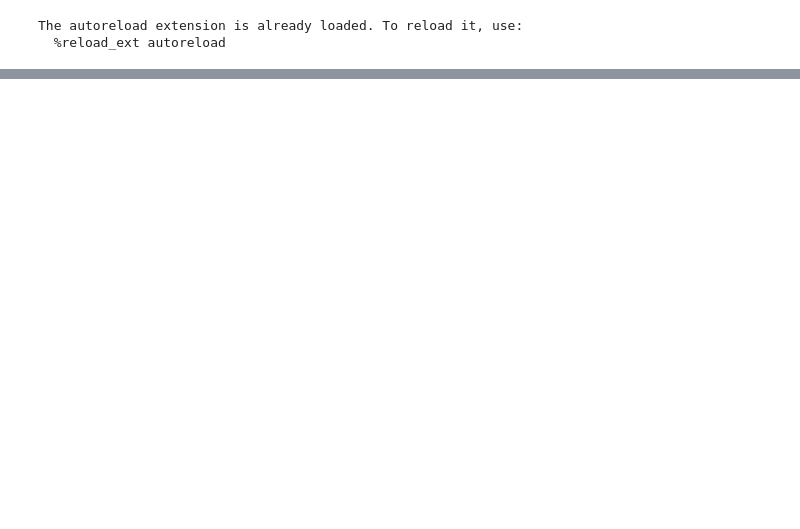
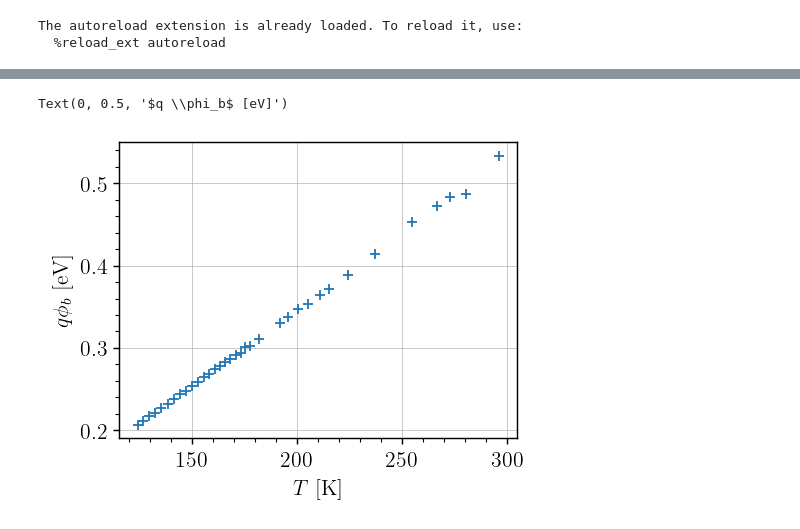
Before and after one commit to TomVdt/TPIII, a Jupyter notebook: 06-photoemission-interne/analyse/exp1.ipynb, the cells around one changed output, grey strips where cells are left out. Saved outputs shown, nothing was run; the diff lists cells and outputs as text; code cells hidden in the pictures; blank space fills up the shorter version.

```diff
--- a/06-photoemission-interne/analyse/exp1.ipynb
+++ b/06-photoemission-interne/analyse/exp1.ipynb
@@ -41,0 +48,18 @@ for data in dataset:
+# %%
+temperatures = np.array([data.temperature for data in dataset])
+# %%
+# Find phi_b
+# I_S = A * A_G * T² * e^(-q phi_b / kT)
+# => phi_b = -kT / q * ln(I_S / (T² A A_G))
+
+I_s = all_params[:, 0]
+phi_b_times_q = -sc.constants.k * temperatures * np.log(I_s / (A * A_G * temperatures**2))  # J
+phi_b_times_q *= EV_PER_JOULE
+
+plt.scatter(temperatures, phi_b_times_q)
+plt.xlabel(r"$T$ [K]")
+plt.ylabel(r"$q \phi_b$ [eV]")
+# So it's linear in temperature kinda
+# %% [output]
+Text(0, 0.5, '$q \\phi_b$ [eV]')
+[figure, added]
```
Also changed, not shown: parts of 8 cells of this notebook, 3 other files.
